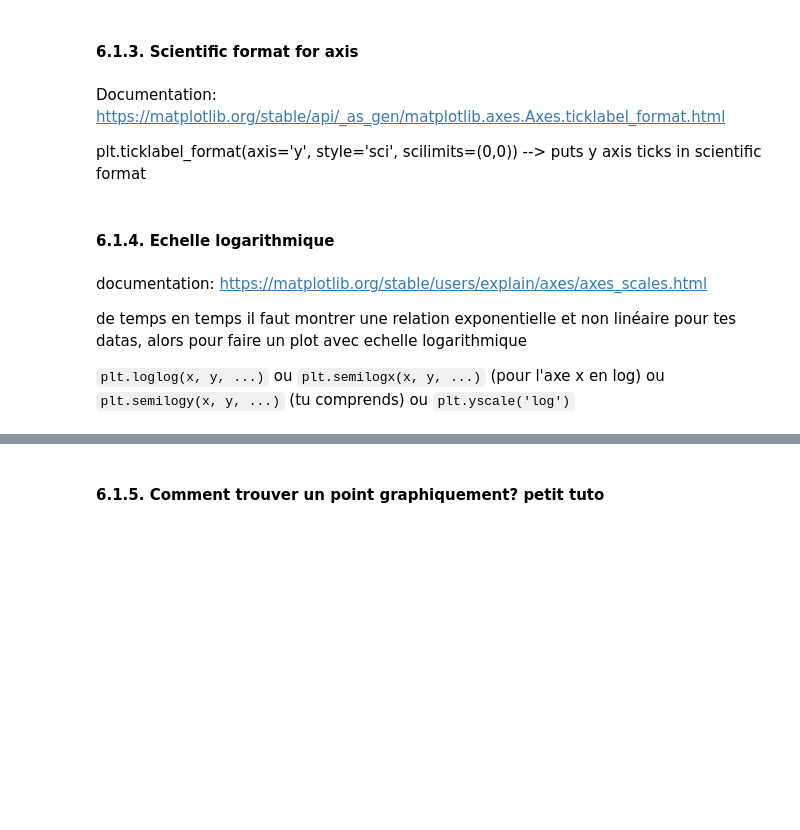
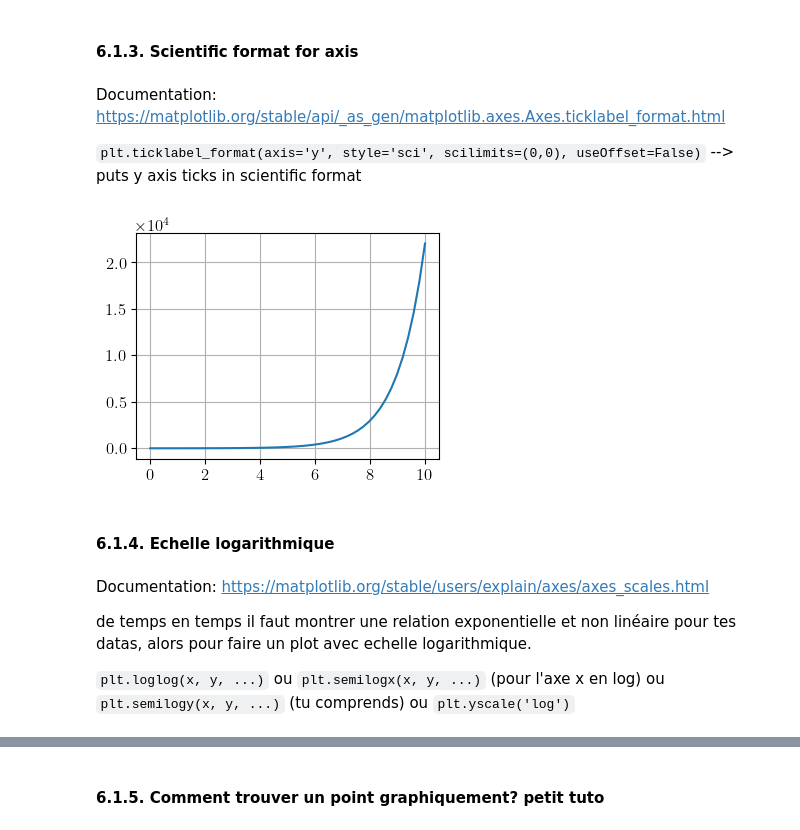
Before and after one commit to pleasantenough/python_tutorial, a Jupyter notebook: python_tutorial.ipynb, the cells around one changed output, grey strips where cells are left out. Saved outputs shown, nothing was run; the diff lists cells and outputs as text; code cells hidden in the pictures; blank space fills up the shorter version.

```diff
--- a/python_tutorial.ipynb
+++ b/python_tutorial.ipynb
@@ -405,20 +428,20 @@ plt.axhline(10, color='r')
 
 Documentation: https://matplotlib.org/stable/api/_as_gen/matplotlib.axes.Axes.ticklabel_format.html
 
-plt.ticklabel_format(axis='y', style='sci', scilimits=(0,0)) --> puts y axis ticks in scientific format
+`plt.ticklabel_format(axis='y', style='sci', scilimits=(0,0), useOffset=False)` --> puts y axis ticks in scientific format
 # %%
 data_x = np.linspace(0, 10)
 data_y = np.exp(data_x)
 plt.plot(data_x, data_y)
-plt.ticklabel_format(axis='y', style='sci', scilimits=(0,0))
+plt.ticklabel_format(axis='y', style='sci', scilimits=(0,0), useOffset=False)
+# %% [output]
+[figure, added]
 # %% [markdown]
 #### 6.1.4. Echelle logarithmique
 # %% [markdown]
+Documentation: https://matplotlib.org/stable/users/explain/axes/axes_scales.html
 
-
-documentation: https://matplotlib.org/stable/users/explain/axes/axes_scales.html
-
-de temps en temps il faut montrer une relation exponentielle et non linéaire pour tes datas, alors pour faire un plot avec echelle logarithmique
+de temps en temps il faut montrer une relation exponentielle et non linéaire pour tes datas, alors pour faire un plot avec echelle logarithmique.
 
 `plt.loglog(x, y, ...)` ou `plt.semilogx(x, y, ...)` (pour l'axe x en log) ou `plt.semilogy(x, y, ...)` (tu comprends) ou `plt.yscale('log')`
 # %%
```
Also changed, not shown: parts of 59 cells of this notebook.
